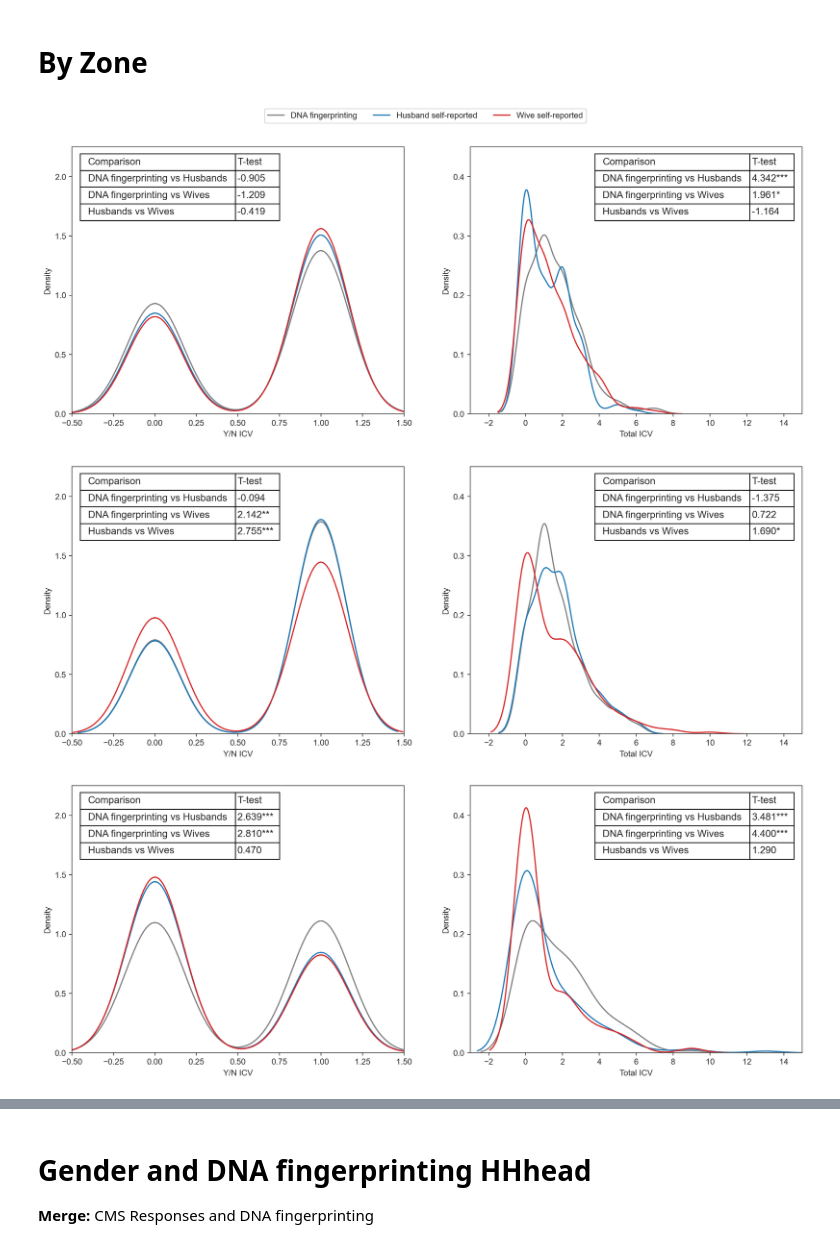
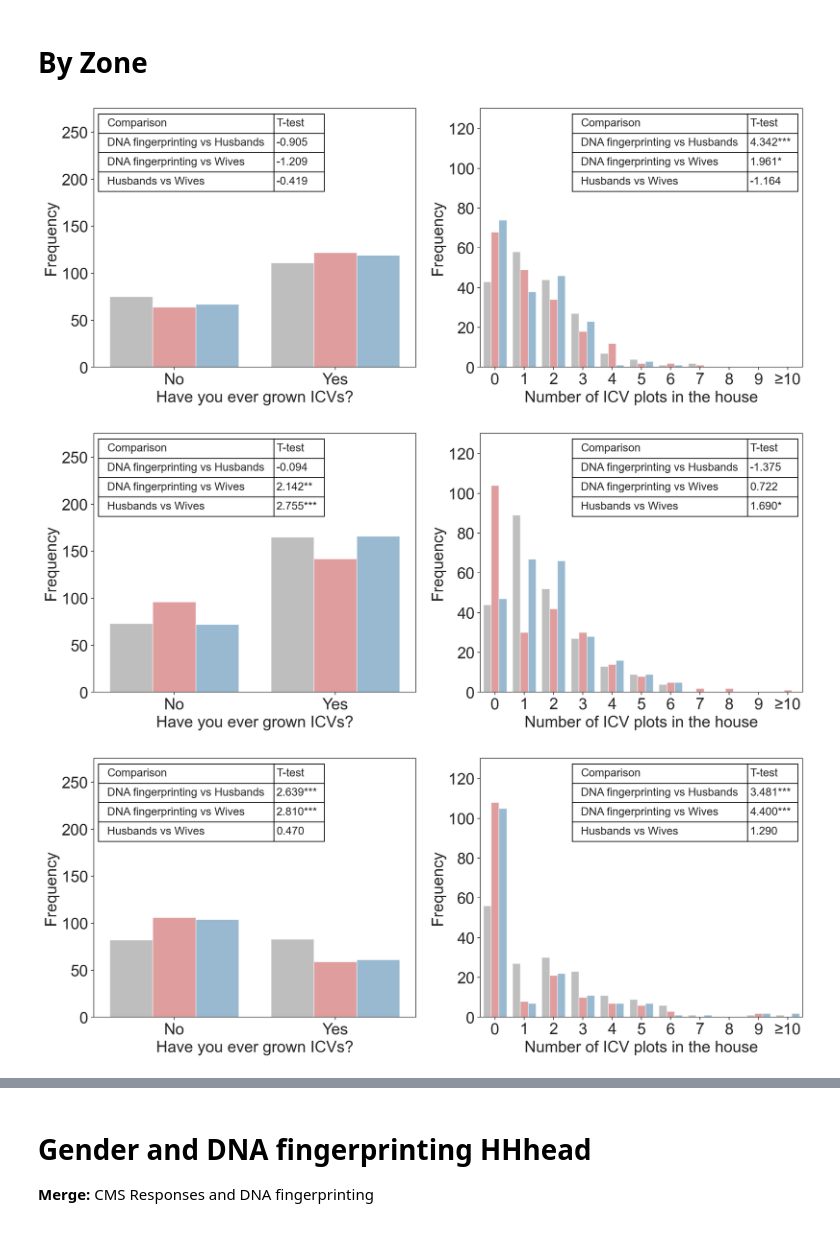
Before and after one commit to japrietov/Technology-Adoption, a Jupyter notebook: Code/Final graphs (Python).ipynb, the cells around one changed output, grey strips where cells are left out. Drawn from its saved outputs; the diff is of its cells as text; code cells hidden in the pictures.

```diff
--- a/Code/Final graphs (Python).ipynb
+++ b/Code/Final graphs (Python).ipynb
@@ -2,7 +2,7 @@
 import pandas as pd
 import seaborn as sns
 import matplotlib.pyplot as plt
-plt.rcParams.update({'font.size': 18})
+plt.rcParams.update({'font.size': 20})
 
 # running new things
 from scipy.stats import ttest_rel
@@ -99,14 +99,14 @@ df_F = df_allMF[df_allMF['A02_Sex'] == 'Female']
 df_F = df_F.reset_index(drop=True)
 
 # https://data.iita.org/dataset/the-cassava-monitoring-survey-cms-in-nigeria-household-and-plot-level-data
-df_H_dna = pd.read_csv("../Data/CMS-raw/dna.csv")
+df_H_dna_raw = pd.read_csv("../Data/CMS-raw/dna.csv")
 houseIDs = df_M['HouseID'].value_counts().keys()
-df_H_dna = df_H_dna[df_H_dna['HouseID'].isin(houseIDs)].groupby('HouseID', as_index=False).agg(
+df_H_dna_raw = df_H_dna_raw[df_H_dna_raw['HouseID'].isin(houseIDs)].groupby('HouseID', as_index=False).agg(
     {'StateID': 'min', 'adoption': ['sum', 'min']})
-df_H_dna.columns = ['HouseID', 'ZoneID', 'Household_ICV', 'planted']
-df_H_dna['ZoneID'] = (df_H_dna['ZoneID']/10).astype(int)#.tail()
-df_H_dna.head()
+df_H_dna_raw.columns = ['HouseID', 'ZoneID', 'Household_ICV', 'planted']
+df_H_dna_raw['ZoneID'] = (df_H_dna_raw['ZoneID']/10).astype(int)#.tail()
+df_H_dna_raw.head()
 
-df_H_dna.shape
+df_H_dna_raw.shape
 # %% [output]
 (729, 4)
@@ -163,62 +263,57 @@ fig1.savefig(f"../Manuscript/Figures/Figure_2.pdf", dpi=600, bbox_inches='tight'
 # %% [markdown]
 # By Zone
 # %%
-for zone in df_F['ZoneID'].unique():
+for zone in summary['ZoneID'].unique():
     fig1, ax1 = plt.subplots(1, 2, figsize=(16,6), dpi=200)
+    df_H_dna = df_all_plot[df_all_plot['A02_Sex'] == 'DNA fingerprinting']
+    df_M = df_all_plot[df_all_plot['A02_Sex']=='Male']
+    df_F = df_all_plot[df_all_plot['A02_Sex']=='Female']
+
     for index, var in enumerate(['planted', 'Household_ICV']):
         df_F_tmp = df_F[df_F['ZoneID'] == zone]
         df_M_tmp = df_M[df_M['ZoneID'] == zone]
         df_H_dna_tmp = df_H_dna[df_H_dna['ZoneID'] == zone]
 
         ttest_HM = ttest_rel(df_H_dna_tmp[f'{var}'], df_M_tmp[f'{var}'], nan_policy='omit')
         ttest_HF = ttest_rel(df_H_dna_tmp[f'{var}'], df_F_tmp[f'{var}'], nan_policy='omit')
         ttest_MF = ttest_rel(df_M_tmp[f'{var}'], df_F_tmp[f'{var}'], nan_policy='omit')
 
         data = []
         data.append(['DNA fingerprinting vs Husbands', convert_pvalue(ttest_HM[0], ttest_HM[1])])
         data.append(['DNA fingerprinting vs Wives', convert_pvalue(ttest_HF[0], ttest_HF[1])])
         data.append(['Husbands vs Wives', convert_pvalue(ttest_MF[0], ttest_MF[1])])
 
         df_ttest = pd.DataFrame(data, columns = ['Comparison', 'T-test'])
 
-        sns.kdeplot(df_H_dna_tmp[var], ax = ax1[index], fill=False, color="C7", label ="DNA fingerprinting")
-        sns.kdeplot(df_M_tmp[var], ax = ax1[index], fill=False, color="C0", label ="Husband self-reported")
-        sns.kdeplot(df_F_tmp[var], ax = ax1[index], fill=False, color="C3", label ="Wive self-reported")
+        sns.barplot(summary[(summary['ZoneID'] == zone)& (summary['variable'] == var)], x='level',  y='count',
+                    ax = ax1[index],
+                    hue="A02_Sex", errorbar=None, palette=["C7", "C3", "C0"], alpha=0.5)
         ax1[index].set_xlabel(var)
 
-        bbox_place = (0.025, 0.725, 0.6, 0.25) if index == 0 else (0.375, 0.725, 0.6, 0.25)
+        bbox_place = (0.015, 0.68, 0.7, 0.3) if index == 0 else (0.285, 0.68, 0.7, 0.3)
         the_table = ax1[index].table(cellText=df_ttest.values, colLabels=df_ttest.columns,
                   colLoc='right', colWidths=[0.7, 0.2], bbox = bbox_place,  zorder=10)
         the_table.auto_set_font_size(False)
-        the_table.set_fontsize(12)
+        the_table.set_fontsize(14)
 
         # Remove left padding from all columns
         for i in range(len(df_ttest.values)):
             set_pad_for_column(the_table, i)
 
-        # ax1[index].set_title(labels[index])
+        ax1[index].set_ylabel('Frequency')
+        ax1[index].set_xlabel('Have you ever grown ICVs?' if var == 'planted' else 'Number of ICV plots in the house')
 
-
-        ax1[index].set_ylabel('Density')
-        ax1[index].set_xlabel('Y/N ICV' if var == 'planted' else 'Total ICV')
-
-    ax1[0].set_ylim(0, 2.25)
-    ax1[1].set_ylim(0, 0.45)
-    ax1[0].set_xlim(-0.5, 1.5)
-    ax1[1].set_xlim(-3, 15)
-
-    ax1[0].set_yticks([0, 0.5, 1, 1.5, 2])
-    ax1[1].set_yticks([0, 0.1, 0.2, 0.3, 0.4])
-    # if zone == 3:
-    #     ax1[0].set_ylim(0, 2.2)
-    # if zone == 4:
-    #     ax1[1].set_ylim(0, 0.35)
     h, l = ax1[0].get_legend_handles_labels()
-
-    if zone == 1:
-        fig1.legend(h, l, loc='upper center', ncols=3, bbox_to_anchor=(0.5, 1))
+    ax1[0].legend_.remove()
+    ax1[1].legend_.remove()
+    ax1[0].set_ylim(0, 275)
+    ax1[1].set_ylim(0, 130)
+    ax1[0].set_yticks([i for i in range(0, 260, 50)])
+    ax1[1].set_yticks([i for i in range(0, 130, 20)])
+    # if zone == 1:
+    #     fig1.legend(h, l, loc='upper center', ncols=3, bbox_to_anchor=(0.5, 1))
     fig1.savefig(f"../Manuscript/Figures/Figure_3_{update_zone(zone)}.pdf", dpi=600, bbox_inches='tight' )
 # %% [output]
-[figure, old version]
+[figure, new version]
-[figure, old version]
+[figure, new version]
-[figure, old version]
+[figure, new version]
```
Also changed, not shown: parts of 12 cells of this notebook, 16 other files.
